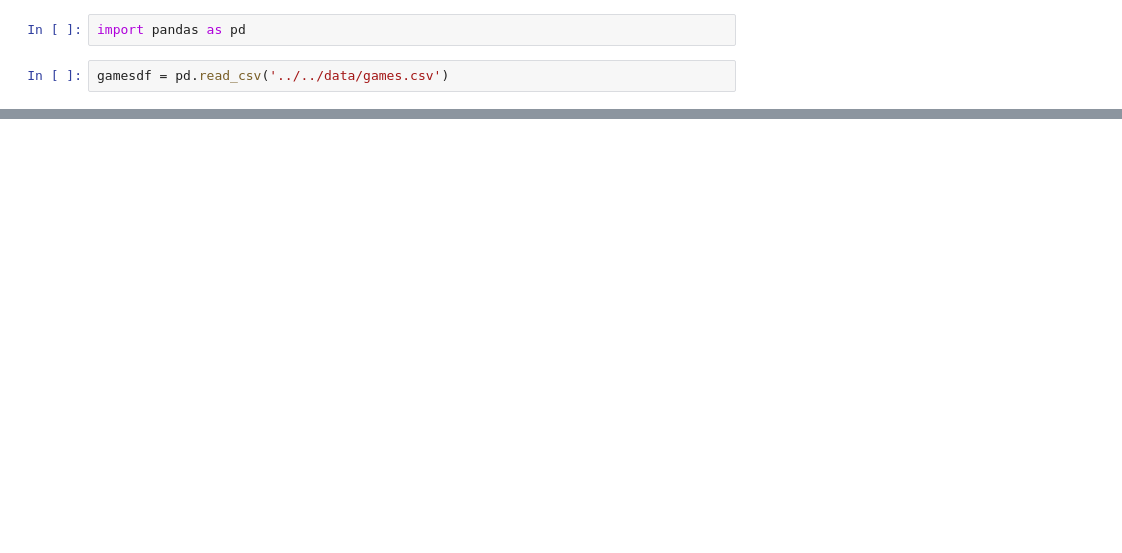
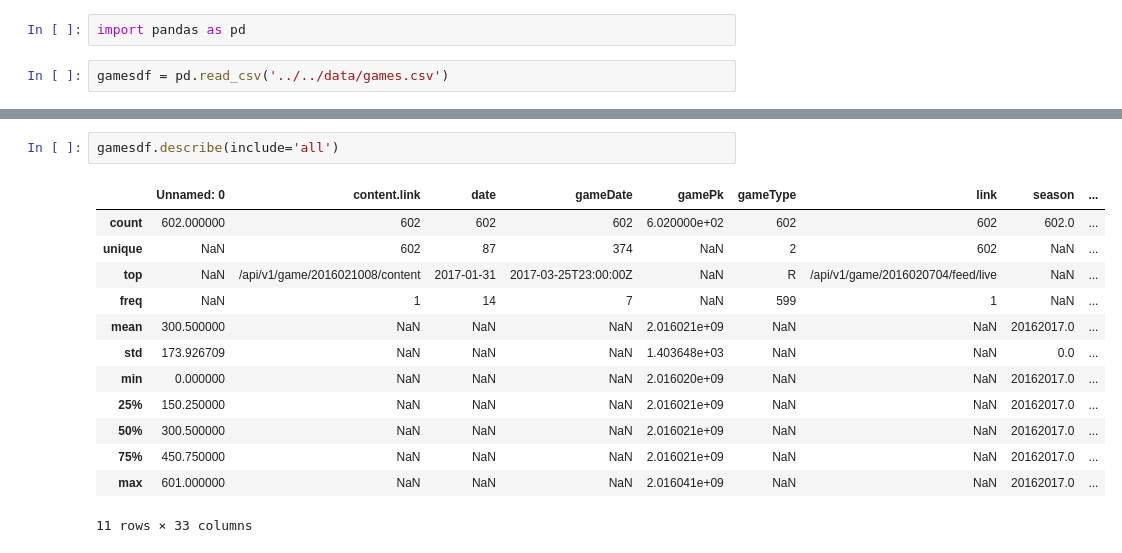
Before and after one commit to FrischWaugh/NHL_Prediction, a Jupyter notebook: notebooks/02_data_manip.ipynb, the cells around one changed output, grey strips where cells are left out. Saved outputs shown, nothing was run; the diff lists cells and outputs as text; blank space fills up the shorter version.

```diff
--- a/notebooks/02_data_manip.ipynb
+++ b/notebooks/02_data_manip.ipynb
@@ -14,4 +14,20 @@ gamesdf.head()
 5 rows × 33 columns
+# %%
+gamesdf.describe(include='all')
+# %% [output]
+|  | Unnamed: 0 | content.link | date | gameDate | gamePk | gameType | link | season | ... |
+| count | 602.000000 | 602 | 602 | 602 | 6.020000e+02 | 602 | 602 | 602.0 | ... |
+| unique | NaN | 602 | 87 | 374 | NaN | 2 | 602 | NaN | ... |
+| top | NaN | /api/v1/game/2016021008/content | 2017-01-31 | 2017-03-25T23:00:00Z | NaN | R | /api/v1/game/2016020704/feed/live | NaN | ... |
+| freq | NaN | 1 | 14 | 7 | NaN | 599 | 1 | NaN | ... |
+| mean | 300.500000 | NaN | NaN | NaN | 2.016021e+09 | NaN | NaN | 20162017.0 | ... |
+| std | 173.926709 | NaN | NaN | NaN | 1.403648e+03 | NaN | NaN | 0.0 | ... |
+| min | 0.000000 | NaN | NaN | NaN | 2.016020e+09 | NaN | NaN | 20162017.0 | ... |
+| 25% | 150.250000 | NaN | NaN | NaN | 2.016021e+09 | NaN | NaN | 20162017.0 | ... |
+| 50% | 300.500000 | NaN | NaN | NaN | 2.016021e+09 | NaN | NaN | 20162017.0 | ... |
+| 75% | 450.750000 | NaN | NaN | NaN | 2.016021e+09 | NaN | NaN | 20162017.0 | ... |
+| max | 601.000000 | NaN | NaN | NaN | 2.016041e+09 | NaN | NaN | 20162017.0 | ... |
+11 rows × 33 columns
 # %%
 columns = ['date','season', 'teams.away.leagueRecord.losses', 'teams.away.leagueRecord.ot','teams.away.leagueRecord.wins', 'teams.away.score', 'teams.away.team.id', 'teams.home.leagueRecord.losses', 'teams.home.leagueRecord.ot', 'teams.home.leagueRecord.wins', 'teams.home.score', 'teams.home.team.id']
 
```
Also changed, not shown: parts of 13 cells of this notebook, 2 other files.
